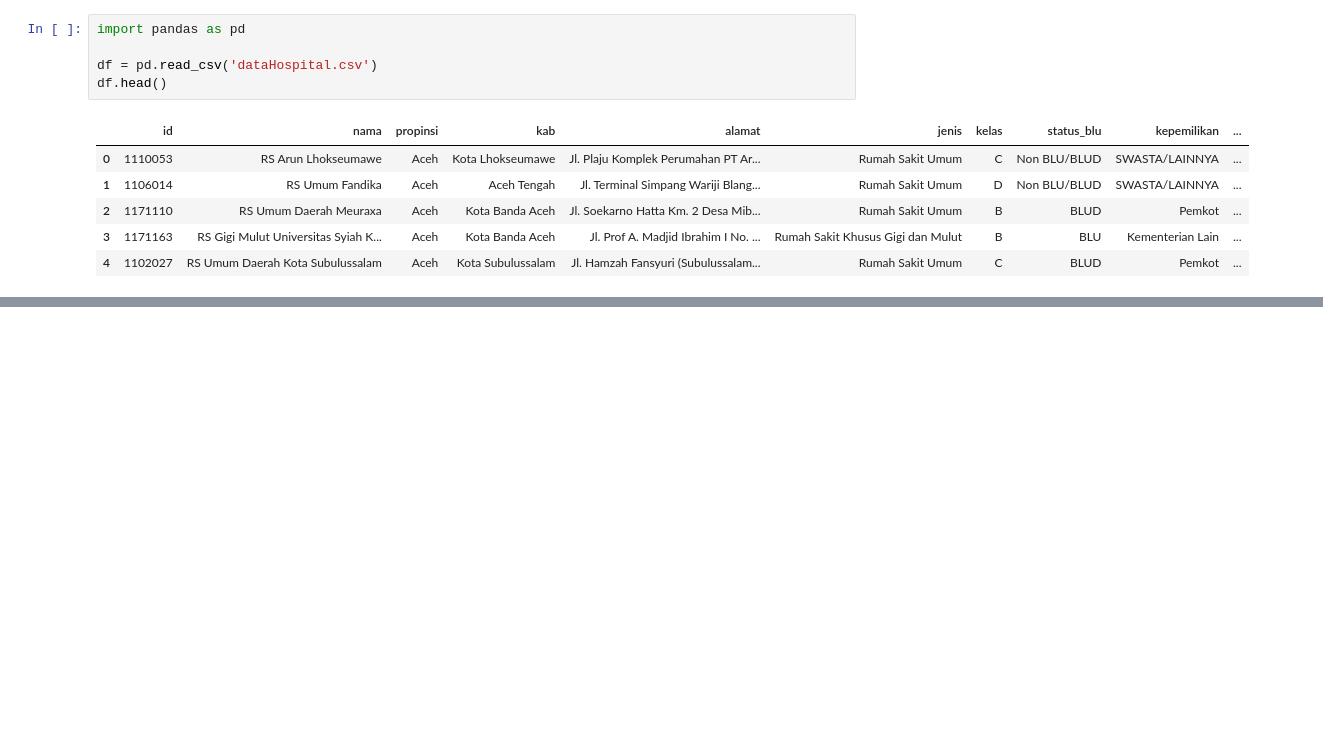
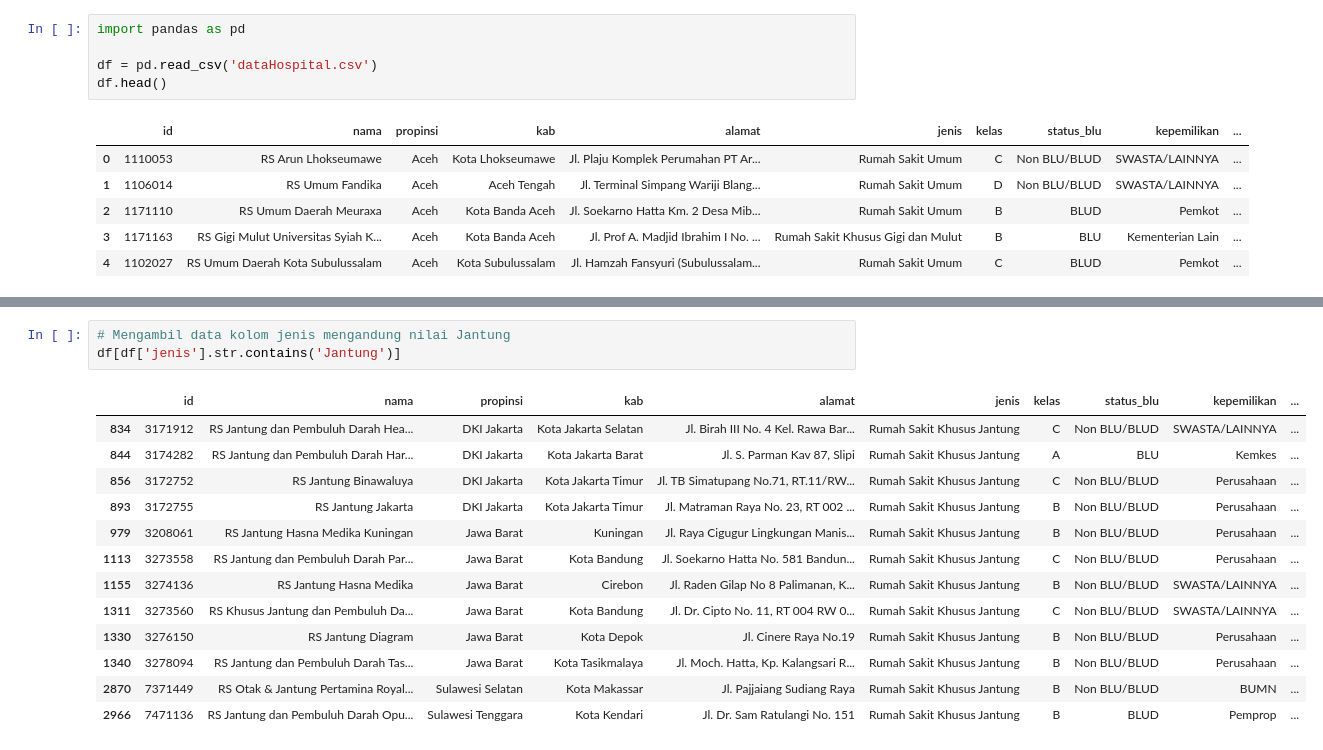
Before and after one commit to ZanIhsan2/DataMining, a Jupyter notebook: Pertemuan4/praktikum.ipynb, the cells around one changed output, grey strips where cells are left out. Saved outputs shown, nothing was run; the diff lists cells and outputs as text; blank space fills up the shorter version.

```diff
--- a/Pertemuan4/praktikum.ipynb
+++ b/Pertemuan4/praktikum.ipynb
@@ -14,0 +225,17 @@ df.head()
+# %%
+# Mengambil data kolom jenis mengandung nilai Jantung
+df[df['jenis'].str.contains('Jantung')]
+# %% [output]
+|  | id | nama | propinsi | kab | alamat | jenis | kelas | status_blu | kepemilikan | ... |
+| 834 | 3171912 | RS Jantung dan Pembuluh Darah Hea... | DKI Jakarta | Kota Jakarta Selatan | Jl. Birah III No. 4 Kel. Rawa Bar... | Rumah Sakit Khusus Jantung | C | Non BLU/BLUD | SWASTA/LAINNYA | ... |
+| 844 | 3174282 | RS Jantung dan Pembuluh Darah Har... | DKI Jakarta | Kota Jakarta Barat | Jl. S. Parman Kav 87, Slipi | Rumah Sakit Khusus Jantung | A | BLU | Kemkes | ... |
+| 856 | 3172752 | RS Jantung Binawaluya | DKI Jakarta | Kota Jakarta Timur | Jl. TB Simatupang No.71, RT.11/RW... | Rumah Sakit Khusus Jantung | C | Non BLU/BLUD | Perusahaan | ... |
+| 893 | 3172755 | RS Jantung Jakarta | DKI Jakarta | Kota Jakarta Timur | Jl. Matraman Raya No. 23, RT 002 ... | Rumah Sakit Khusus Jantung | B | Non BLU/BLUD | Perusahaan | ... |
+| 979 | 3208061 | RS Jantung Hasna Medika Kuningan | Jawa Barat | Kuningan | Jl. Raya Cigugur Lingkungan Manis... | Rumah Sakit Khusus Jantung | B | Non BLU/BLUD | Perusahaan | ... |
+| 1113 | 3273558 | RS Jantung dan Pembuluh Darah Par... | Jawa Barat | Kota Bandung | Jl. Soekarno Hatta No. 581 Bandun... | Rumah Sakit Khusus Jantung | C | Non BLU/BLUD | Perusahaan | ... |
+| 1155 | 3274136 | RS Jantung Hasna Medika | Jawa Barat | Cirebon | Jl. Raden Gilap No 8 Palimanan, K... | Rumah Sakit Khusus Jantung | B | Non BLU/BLUD | SWASTA/LAINNYA | ... |
+| 1311 | 3273560 | RS Khusus Jantung dan Pembuluh Da... | Jawa Barat | Kota Bandung | Jl. Dr. Cipto No. 11, RT 004 RW 0... | Rumah Sakit Khusus Jantung | C | Non BLU/BLUD | SWASTA/LAINNYA | ... |
+| 1330 | 3276150 | RS Jantung Diagram | Jawa Barat | Kota Depok | Jl. Cinere Raya No.19 | Rumah Sakit Khusus Jantung | B | Non BLU/BLUD | Perusahaan | ... |
+| 1340 | 3278094 | RS Jantung dan Pembuluh Darah Tas... | Jawa Barat | Kota Tasikmalaya | Jl. Moch. Hatta, Kp. Kalangsari R... | Rumah Sakit Khusus Jantung | B | Non BLU/BLUD | Perusahaan | ... |
+| 2870 | 7371449 | RS Otak & Jantung Pertamina Royal... | Sulawesi Selatan | Kota Makassar | Jl. Pajjaiang Sudiang Raya | Rumah Sakit Khusus Jantung | B | Non BLU/BLUD | BUMN | ... |
+| 2966 | 7471136 | RS Jantung dan Pembuluh Darah Opu... | Sulawesi Tenggara | Kota Kendari | Jl. Dr. Sam Ratulangi No. 151 | Rumah Sakit Khusus Jantung | B | BLUD | Pemprop | ... |
```
Also changed, not shown: parts of 30 cells of this notebook.
